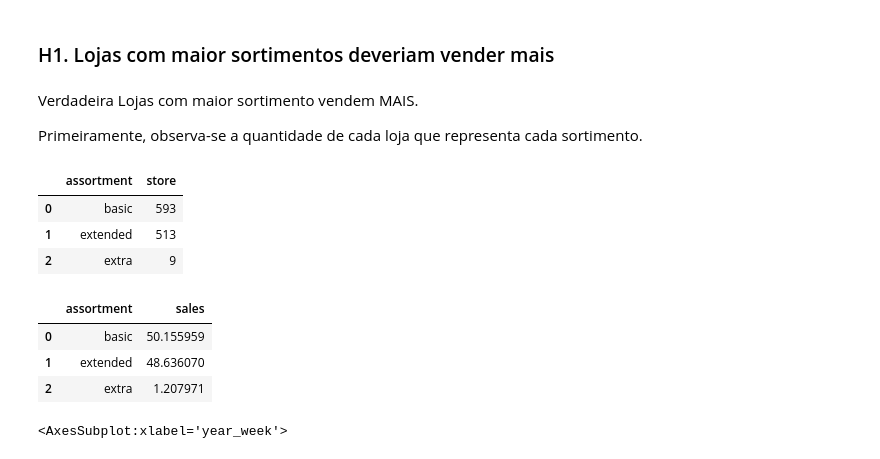
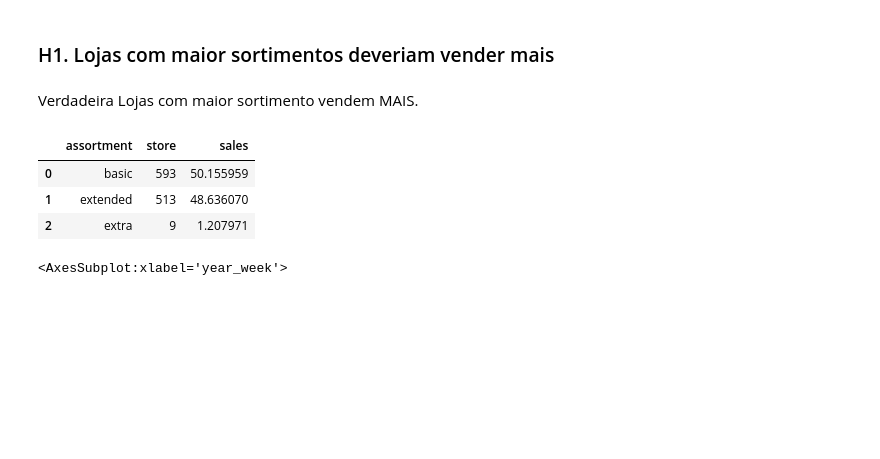
Before and after one commit to Cassiano-Schmeiske/Prediction_Sales_Rossmann_Stores, a Jupyter notebook: rossmann_sales_prediction.ipynb, the cells around one changed output. Cells and saved outputs as stored; diff of their text form; code cells hidden in the pictures; blank space fills up the shorter version.

```diff
--- a/rossmann_sales_prediction.ipynb
+++ b/rossmann_sales_prediction.ipynb
@@ -587,22 +580,16 @@ plt.legend()
 ### H1. Lojas com maior sortimentos deveriam vender mais
 # %% [markdown]
 Verdadeira Lojas com maior sortimento vendem MAIS.
-
-Primeiramente, observa-se a quantidade de cada loja que representa cada sortimento.
-# %%
-df4[['store','assortment']].drop_duplicates().groupby('assortment').count().reset_index()
-# %% [output]
-|  | assortment | store |
-| 0 | basic | 593 |
-| 1 | extended | 513 |
-| 2 | extra | 9 |
-# %%
-( df4.groupby('assortment').agg({'sales': 'sum'}) / df4['sales'].sum() * 100 ).reset_index()
-# %% [output]
-|  | assortment | sales |
-| 0 | basic | 50.155959 |
-| 1 | extended | 48.636070 |
-| 2 | extra | 1.207971 |
+# %%
+aux1 = df4[['store','assortment']].drop_duplicates().groupby('assortment').count().reset_index()
+aux2 = ( df4.groupby('assortment').agg({'sales': 'sum'}) / df4['sales'].sum() * 100 ).reset_index()
+aux3 = pd.merge( aux1, aux2)
+aux3
+# %% [output]
+|  | assortment | store | sales |
+| 0 | basic | 593 | 50.155959 |
+| 1 | extended | 513 | 48.636070 |
+| 2 | extra | 9 | 1.207971 |
 # %%
 aux1 = df4[['assortment','sales']].groupby('assortment').sum().reset_index()
 sns.barplot( x='assortment', y='sales', data=aux1 );
```
Also changed, not shown: parts of 14 cells of this notebook.
